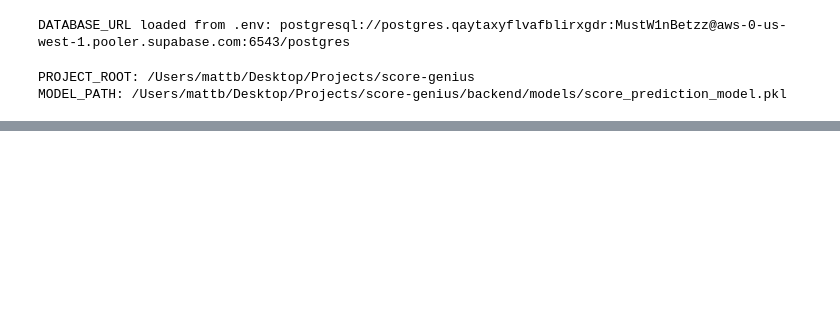
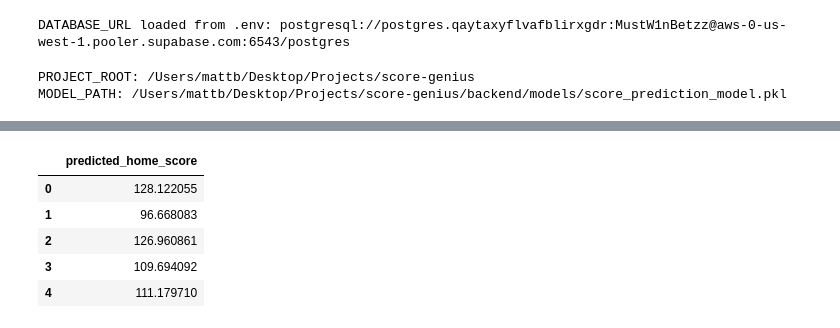
Before and after one commit to themattbirch/score-genius, a Jupyter notebook: notebooks/In_Game_Score_Predictions.ipynb, the cells around one changed output, grey strips where cells are left out. Drawn from its saved outputs; the diff is of its cells as text; code cells hidden in the pictures; blank space fills up the shorter version.

```diff
--- a/notebooks/In_Game_Score_Predictions.ipynb
+++ b/notebooks/In_Game_Score_Predictions.ipynb
@@ -423,0 +726,91 @@ Predictions made with original model:
+# %%
+# Cell 5: Updated Model with New Features
+
+import joblib
+import pandas as pd
+import numpy as np
+from sklearn.model_selection import train_test_split
+from sklearn.ensemble import GradientBoostingRegressor
+
+MODEL_PATH = 'final_xgb_model.pkl'
+try:
+    model = joblib.load(MODEL_PATH)
+    print("Model loaded from:", MODEL_PATH)
+except Exception as e:
+    print(f"Error loading model: {e}")
+    model = None
+
+# The features used during training (order must match exactly)
+# Determine if we have an enhanced model or original model
+is_enhanced_model = False
+if model is not None and hasattr(model, 'feature_importances_'):
+    if len(model.feature_importances_) > 8:  # Enhanced model has more features
+        is_enhanced_model = True
+
+# Define both feature sets for clarity
+original_features = [
+    'home_q1',
+    'home_q2',
+    'home_q3',
+    'home_q4',
+    'score_ratio',
+    'rolling_home_score',
+    'rolling_away_score',
+    'prev_matchup_diff'
+]
+
+enhanced_features = [
+    'home_q1',
+    'home_q2',
+    'home_q3',
+    'home_q4',
+    'score_ratio',
+    'prev_matchup_diff',
+    'rest_days_home',
+    'rest_days_away',
+    'rest_advantage',
+    'is_back_to_back_home',
+    'is_back_to_back_away',
+    'q1_to_q2_momentum',
+    'q2_to_q3_momentum',
+    'q3_to_q4_momentum',
+    'cumulative_momentum'
+]
+
+# Use the appropriate feature set based on model type
+expected_features = enhanced_features if is_enhanced_model else original_features
+print(f"Using {'enhanced' if is_enhanced_model else 'original'} feature set for model")
+
+# Ensure new_features_df exists and has all required columns
+if 'new_features_df' not in globals():
+    print("Warning: new_features_df not found in globals!")
+    # This shouldn't normally happen, but provide a fallback
+    new_features_df = pd.DataFrame()
+
+# Check for any missing columns in the features dataframe
+for feature in expected_features:
+    if feature not in new_features_df.columns:
+        print(f"Warning: feature '{feature}' not found in new_features_df")
+        new_features_df[feature] = 0  # Add with default value
+
+# Ensure the features are numeric
+for feature in expected_features:
+    new_features_df[feature] = pd.to_numeric(new_features_df[feature], errors='coerce').fillna(0)
+
+# Select only the features the model was trained on, in the correct order
+X_features = new_features_df[expected_features].copy()
+
+# If we have a model, generate predictions
+if model is not None:
+    try:
+        predictions = model.predict(X_features)
+        new_features_df['predicted_home_score'] = predictions
+        print("Predictions generated successfully")
+        display(new_features_df[['predicted_home_score']].head())
+    except Exception as e:
+        print(f"Error during prediction: {e}")
+        import traceback
+        traceback.print_exc()
+else:
+    print("No model available for predictions")
+# %% [output]
@@ -424,3 +820,9 @@ Predictions made with original model:
+|  | predicted_home_score |
+| 0 | 128.122055 |
+| 1 | 96.668083 |
+| 2 | 126.960861 |
+| 3 | 109.694092 |
+| 4 | 111.179710 |
 # %%
 # Cell 6: Preprocess data for training with diagnostics
 from models.score_prediction import load_training_data, preprocess_data
```
Also changed, not shown: parts of 18 cells of this notebook, 4 other files.
